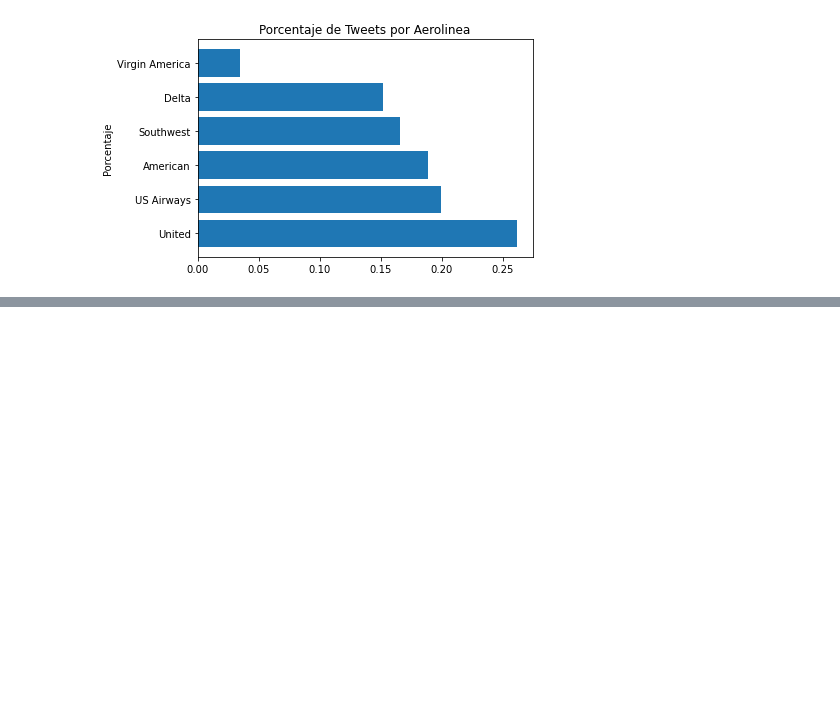
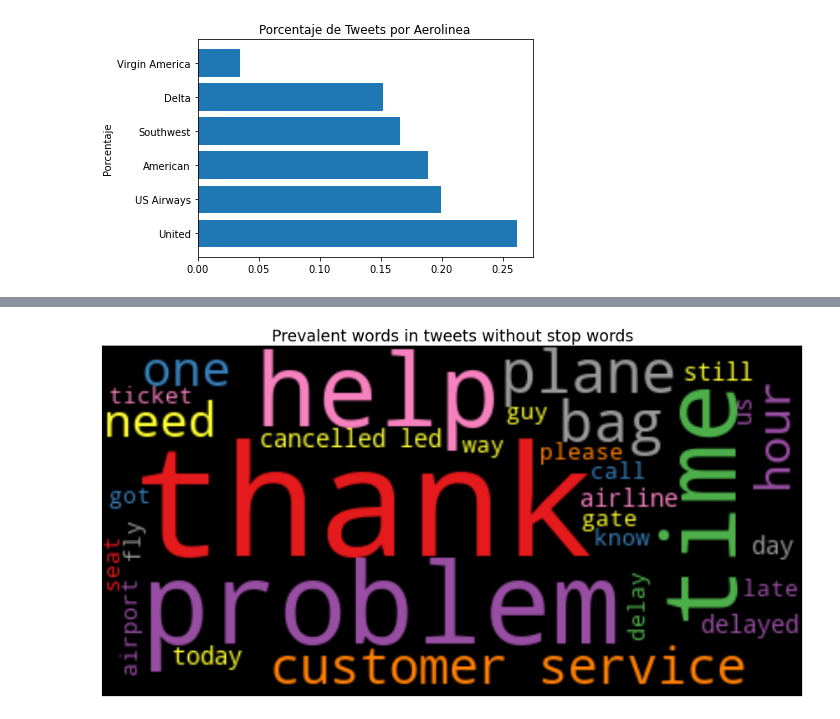
Before and after one commit to astach-DS/Tweets-Sentiment-Classification, a Jupyter notebook: Tweets.ipynb, the cells around one changed output, grey strips where cells are left out. Drawn from its saved outputs; the diff is of its cells as text; code cells hidden in the pictures; blank space fills up the shorter version.

```diff
--- a/Tweets.ipynb
+++ b/Tweets.ipynb
@@ -78,0 +173,12 @@ Text(0.5, 0.98, 'Distribución de la Longitud de los Tweets')
+# %%
+#Visualizacion de las principales palabras en los tweets sin stop words
+text = ",".join(review for review in lista_no_stopWords)
+wordcloud = WordCloud(max_words=30, colormap='Set1',background_color="black").generate(text)
+plt.figure(figsize=(15,10))
+plt.imshow(wordcloud, interpolation='bilinear')
+plt.axis("off")
+plt.figure(1,figsize=(12, 12))
+plt.title('Prevalent words in tweets without stop words',fontsize=19)
+plt.show()
+# %% [output]
+[figure, added]
```
Also changed, not shown: parts of 32 cells of this notebook.
